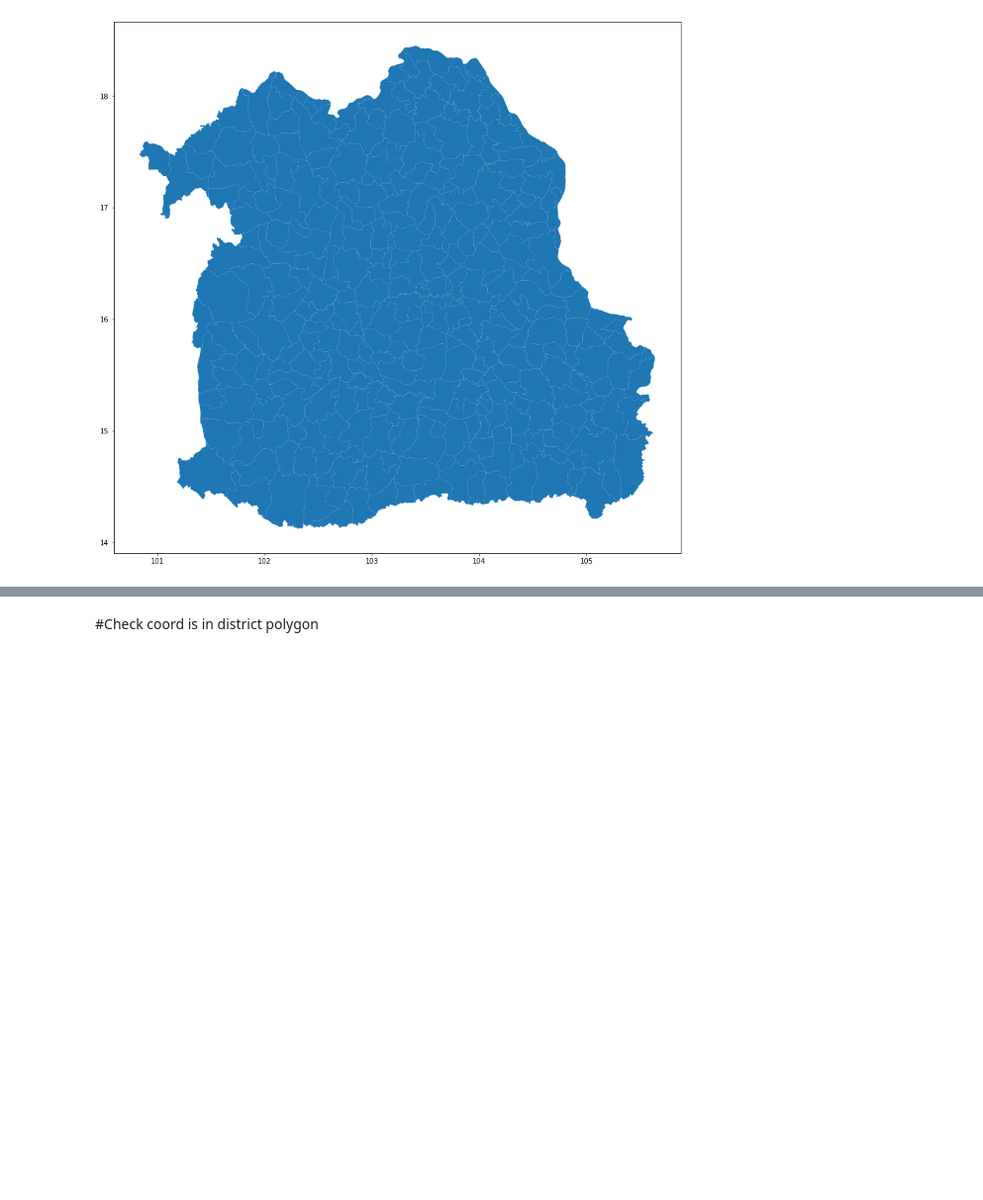
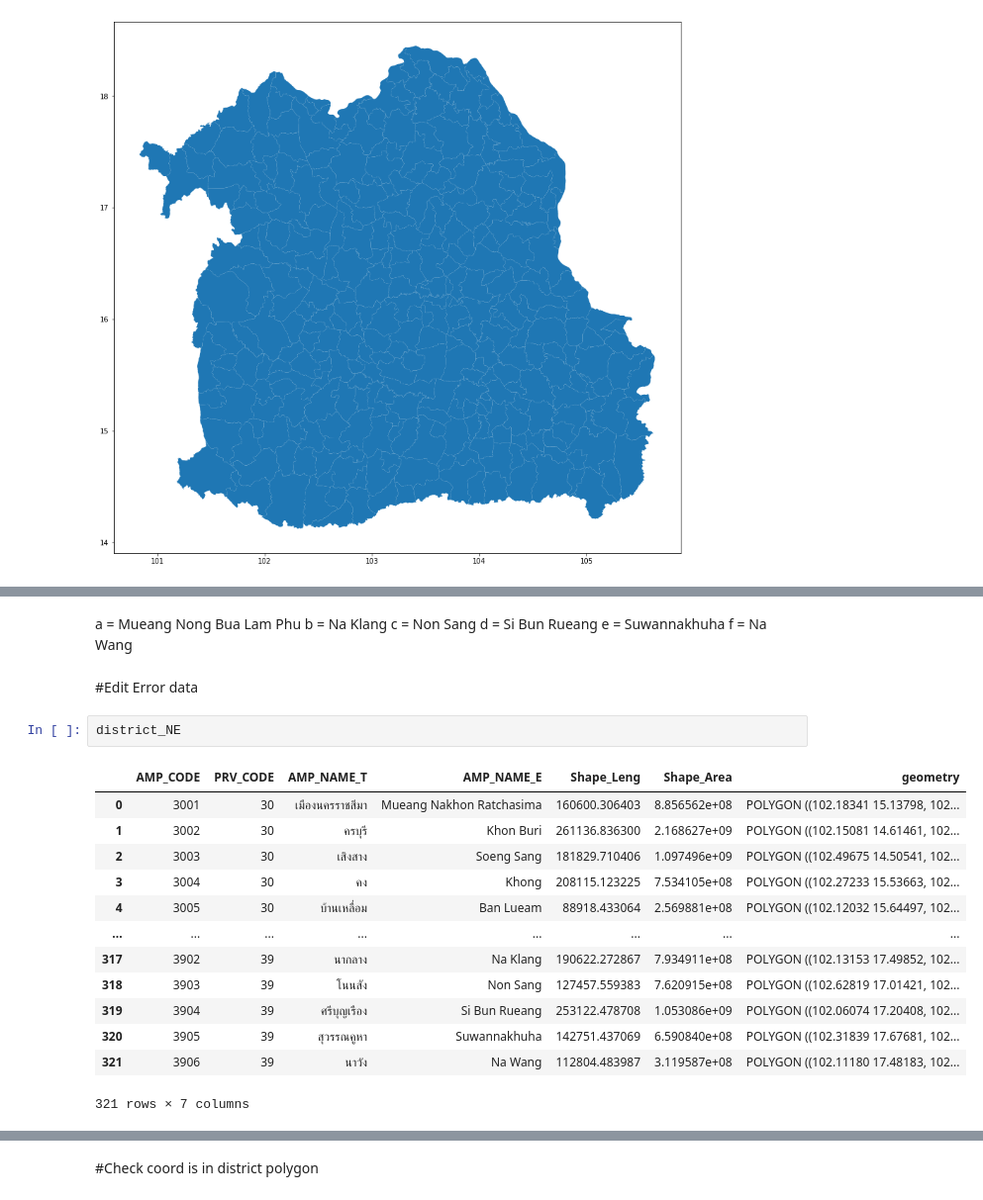
Before and after one commit to myNameIsPK/route_prediction, a Jupyter notebook: phase1/1.2/district_filterRoad.ipynb, the cells around one changed output, grey strips where cells are left out. Shown at 99% size. Drawn from its saved outputs; the diff is of its cells as text; blank space fills up the shorter version.

Commit message:
fix error & func filter

```diff
--- a/phase1/1.2/district_filterRoad.ipynb
+++ b/phase1/1.2/district_filterRoad.ipynb
@@ -307,0 +345,25 @@ m
+# %% [markdown]
+a = Mueang Nong Bua Lam Phu
+b = Na Klang
+c = Non Sang
+d = Si Bun Rueang
+e = Suwannakhuha
+f = Na Wang
+# %% [markdown]
+#Edit Error data
+# %%
+district_NE
+# %% [output]
+|  | AMP_CODE | PRV_CODE | AMP_NAME_T | AMP_NAME_E | Shape_Leng | Shape_Area | geometry |
+| 0 | 3001 | 30 | เมืองนครราชสีมา | Mueang Nakhon Ratchasima | 160600.306403 | 8.856562e+08 | POLYGON ((102.18341 15.13798, 102... |
+| 1 | 3002 | 30 | ครบุรี | Khon Buri | 261136.836300 | 2.168627e+09 | POLYGON ((102.15081 14.61461, 102... |
+| 2 | 3003 | 30 | เสิงสาง | Soeng Sang | 181829.710406 | 1.097496e+09 | POLYGON ((102.49675 14.50541, 102... |
+| 3 | 3004 | 30 | คง | Khong | 208115.123225 | 7.534105e+08 | POLYGON ((102.27233 15.53663, 102... |
+| 4 | 3005 | 30 | บ้านเหลื่อม | Ban Lueam | 88918.433064 | 2.569881e+08 | POLYGON ((102.12032 15.64497, 102... |
+| ... | ... | ... | ... | ... | ... | ... | ... |
+| 317 | 3902 | 39 | นากลาง | Na Klang | 190622.272867 | 7.934911e+08 | POLYGON ((102.13153 17.49852, 102... |
+| 318 | 3903 | 39 | โนนสัง | Non Sang | 127457.559383 | 7.620915e+08 | POLYGON ((102.62819 17.01421, 102... |
+| 319 | 3904 | 39 | ศรีบุญเรือง | Si Bun Rueang | 253122.478708 | 1.053086e+09 | POLYGON ((102.06074 17.20408, 102... |
+| 320 | 3905 | 39 | สุวรรณคูหา | Suwannakhuha | 142751.437069 | 6.590840e+08 | POLYGON ((102.31839 17.67681, 102... |
+| 321 | 3906 | 39 | นาวัง | Na Wang | 112804.483987 | 3.119587e+08 | POLYGON ((102.11180 17.48183, 102... |
+321 rows × 7 columns
```
Also changed, not shown: parts of 14 cells of this notebook.
